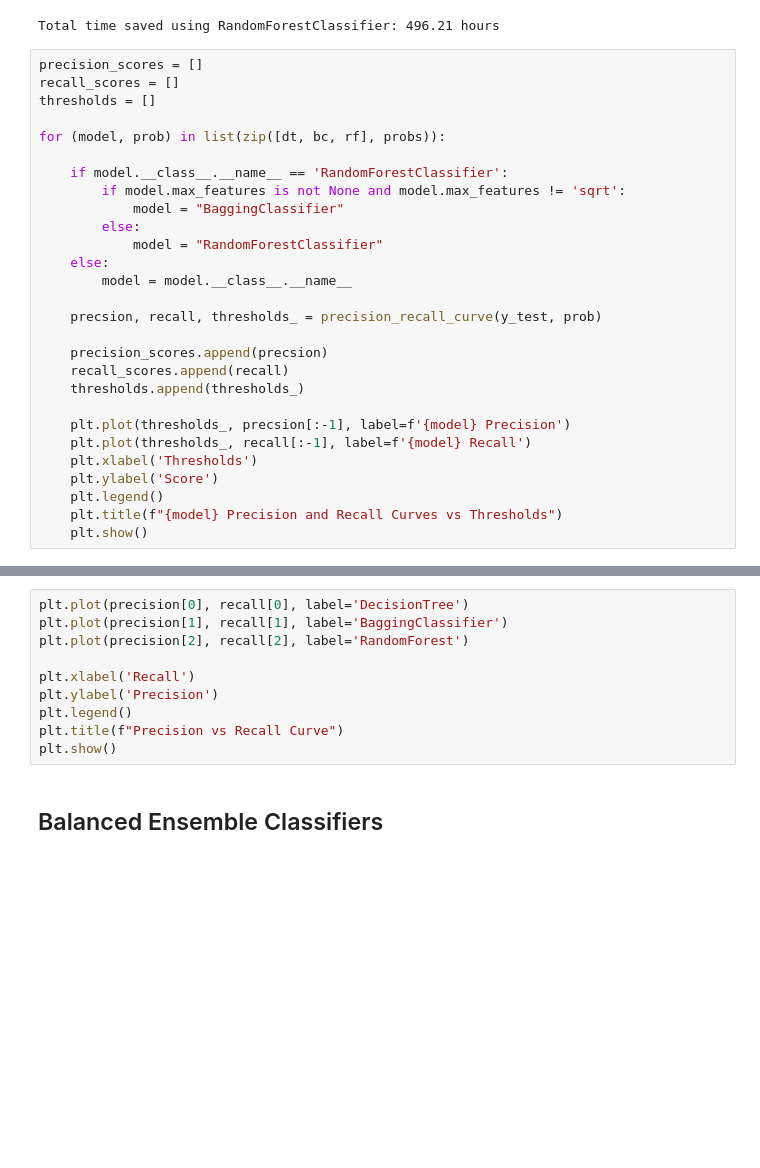
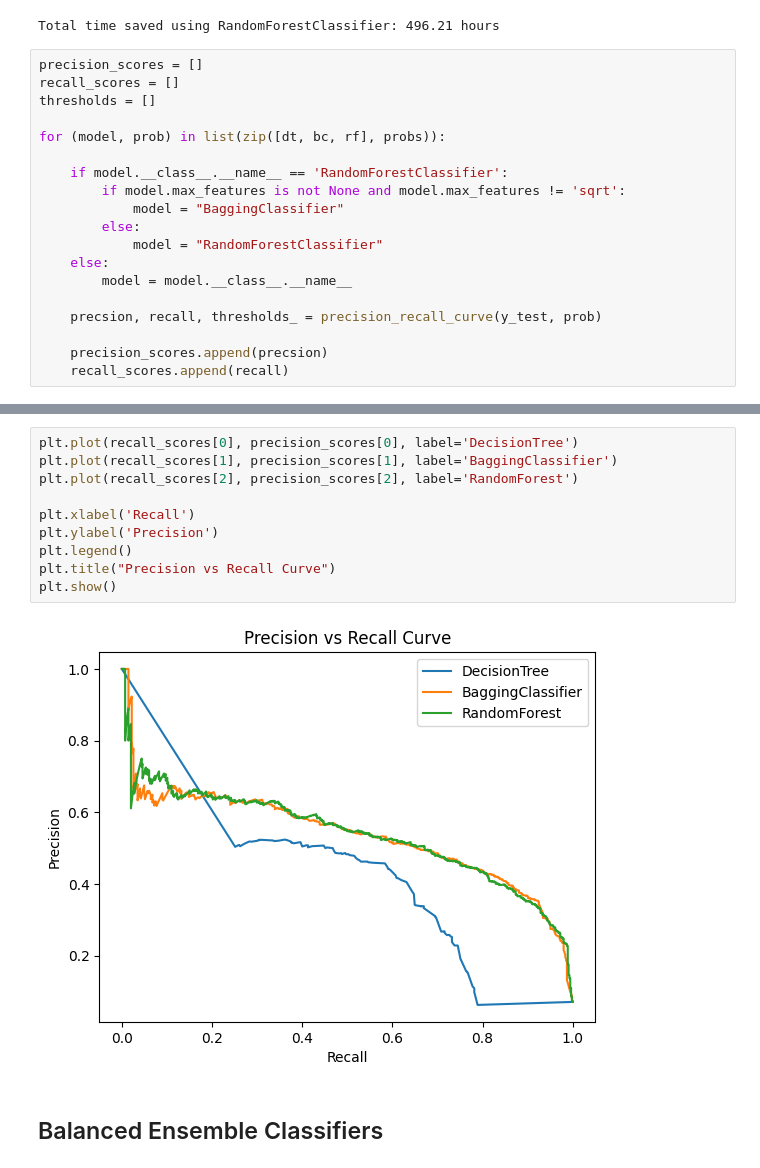
Before and after one commit to SmittyB00p/YeWM9P1Uy7KvrKRS, a Jupyter notebook: Notebooks/Models/ensemble.ipynb, the cells around one changed output, grey strips where cells are left out. Saved outputs shown, nothing was run; the diff lists cells and outputs as text; blank space fills up the shorter version.

Commit message:
Models Notebook commit

```diff
--- a/Notebooks/Models/Demographic Modeling/ensemble.ipynb
+++ b/Notebooks/Models/ensemble.ipynb
@@ -235,12 +235,3 @@ for (model, prob) in list(zip([dt, bc, rf], probs)):
 
     precision_scores.append(precsion)
     recall_scores.append(recall)
-    thresholds.append(thresholds_)
-
-    plt.plot(thresholds_, precsion[:-1], label=f'{model} Precision')
-    plt.plot(thresholds_, recall[:-1], label=f'{model} Recall')
-    plt.xlabel('Thresholds')
-    plt.ylabel('Score')
-    plt.legend()
-    plt.title(f"{model} Precision and Recall Curves vs Thresholds")
-    plt.show()
@@ -251,13 +238,15 @@ for (model, prob) in list(zip([dt, bc, rf], probs)):
 # %%
-plt.plot(precision[0], recall[0], label='DecisionTree')
-plt.plot(precision[1], recall[1], label='BaggingClassifier')
-plt.plot(precision[2], recall[2], label='RandomForest')
+plt.plot(recall_scores[0], precision_scores[0], label='DecisionTree')
+plt.plot(recall_scores[1], precision_scores[1], label='BaggingClassifier')
+plt.plot(recall_scores[2], precision_scores[2], label='RandomForest')
 
 plt.xlabel('Recall')
 plt.ylabel('Precision')
 plt.legend()
-plt.title(f"Precision vs Recall Curve")
+plt.title("Precision vs Recall Curve")
 plt.show()
+# %% [output]
+[figure, added]
 # %% [markdown]
 ## Balanced Ensemble Classifiers
 # %%
```
Also changed, not shown: parts of 1 cell of this notebook.
